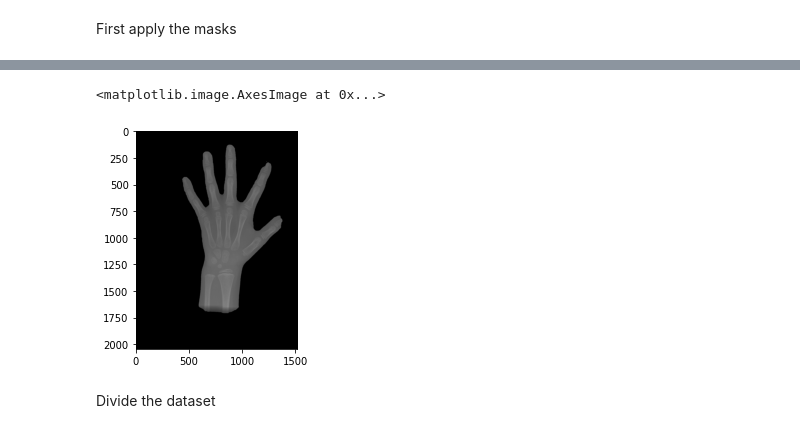
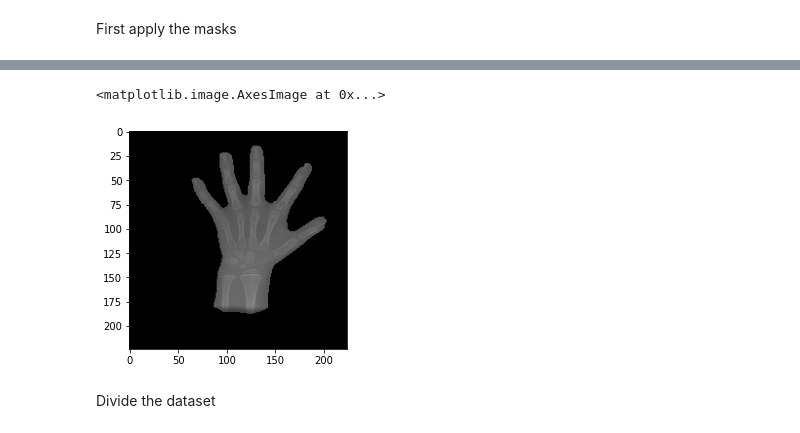
Before and after one commit to tommilotta/BoneAgePrediction, a Jupyter notebook: regression_model.ipynb, the cells around one changed output, grey strips where cells are left out. Drawn from its saved outputs; the diff is of its cells as text; code cells hidden in the pictures.

```diff
--- a/regression_model.ipynb
+++ b/regression_model.ipynb
@@ -82,8 +83,8 @@ def load_filenames(file, path, path_p=None):
   df.set_axis(['image', 'gender(M/F)', 'boneage'], axis=1, inplace=True)
 
   # changing values for gender
-  df['gender(M/F)'].replace({'M':0, 'F':1}, inplace=True) # for test set only
-  df['gender(M/F)'].replace({True:0, False:1}, inplace=True)
+  df['gender(M/F)'].replace({'M':np.array([0]), 'F':np.array([1])}, inplace=True) # for test set only
+  df['gender(M/F)'].replace({True:np.array([0]), False:np.array([1])}, inplace=True)
 
   # setting up the paths to get the images
   if path_p: # validation set images are divided in two folders
@@ -360,7 +369,7 @@ for index in range(201):
 # %%
-plt.imshow(cv2.imread(masked_path + '1601.png'))
+plt.imshow(cv2.imread(train_df.loc[199, 'image']))
 # %% [output]
 <matplotlib.image.AxesImage at 0x...>
-[figure, old version]
+[figure, new version]
 # %%
 # TRY TO CONVERT THE ABOVE FUNCTION IN A MAP FUNCTION
```
Also changed, not shown: parts of 18 cells of this notebook.
